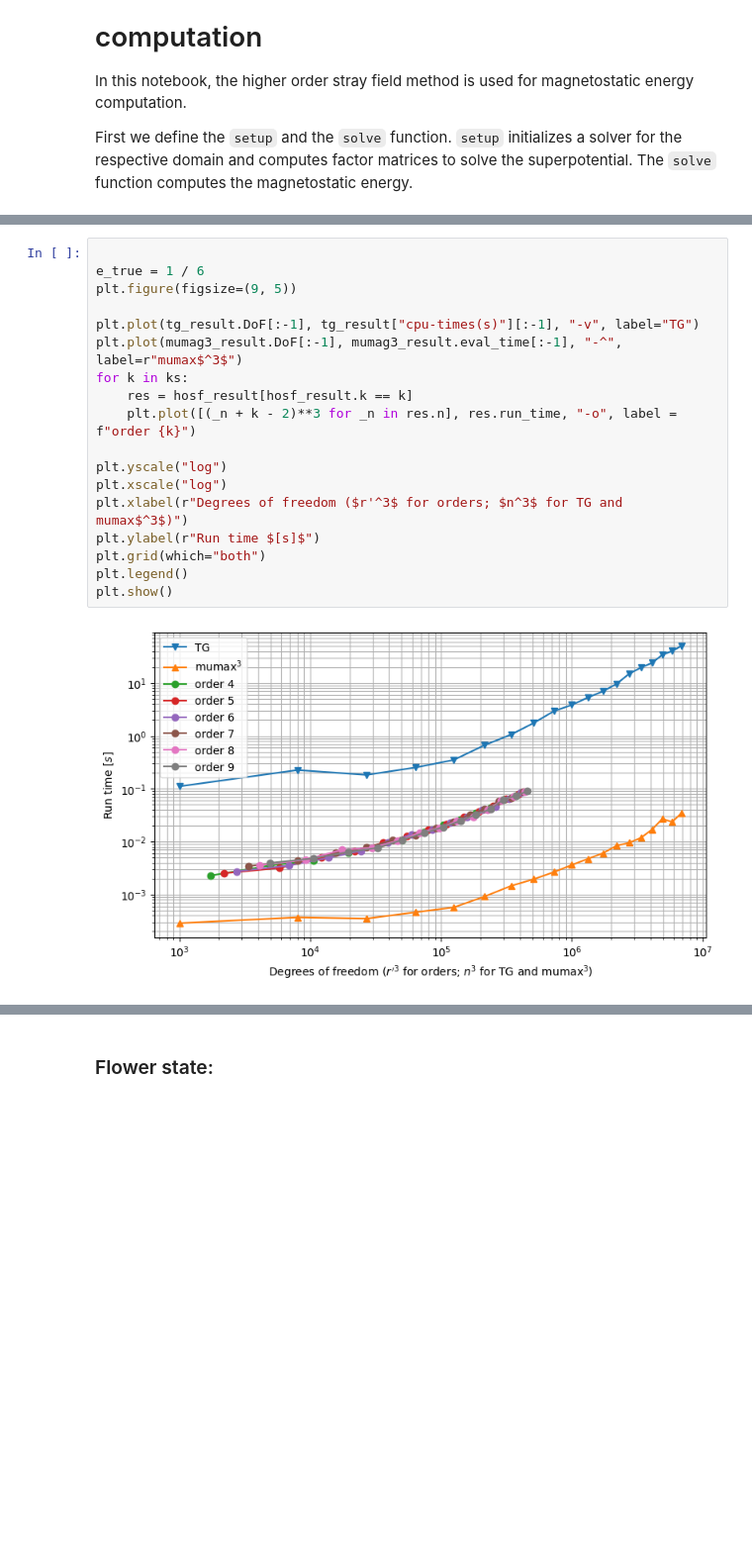
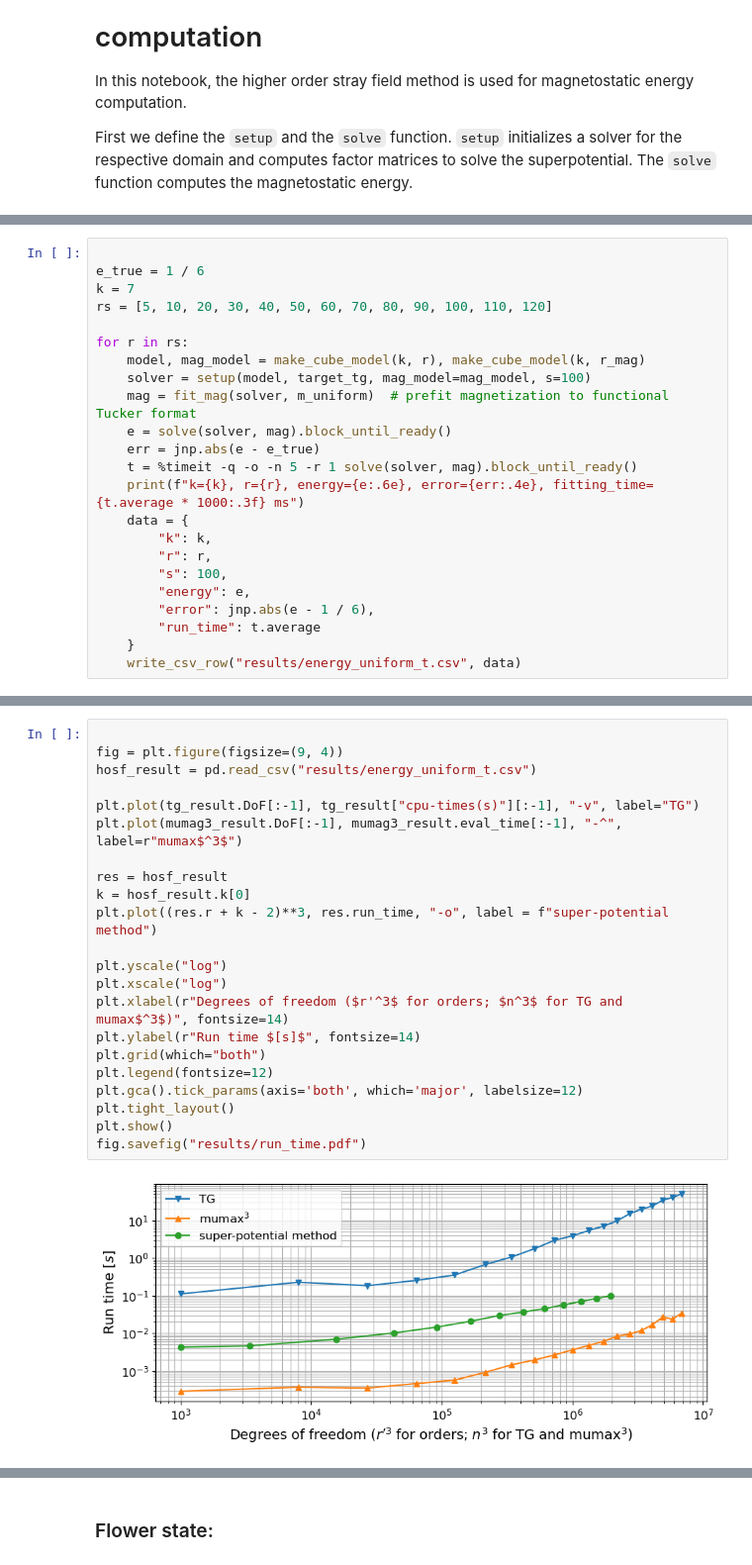
Before and after one commit to schaffer9/ho-stray-field, a Jupyter notebook: examples/energy.ipynb, the cells around one changed output, grey strips where cells are left out. Shown: that part at 99% size. Saved outputs shown, nothing was run; the diff lists cells and outputs as text; blank space fills up the shorter version.

```diff
--- a/examples/energy.ipynb
+++ b/examples/energy.ipynb
@@ -126,0 +156,23 @@ plt.show()
+# %%
+
+e_true = 1 / 6
+k = 7
+rs = [5, 10, 20, 30, 40, 50, 60, 70, 80, 90, 100, 110, 120]
+
+for r in rs:
+    model, mag_model = make_cube_model(k, r), make_cube_model(k, r_mag)
+    solver = setup(model, target_tg, mag_model=mag_model, s=100)
+    mag = fit_mag(solver, m_uniform)  # prefit magnetization to functional Tucker format
+    e = solve(solver, mag).block_until_ready()
+    err = jnp.abs(e - e_true)
+    t = %timeit -q -o -n 5 -r 1 solve(solver, mag).block_until_ready()
+    print(f"k={k}, r={r}, energy={e:.6e}, error={err:.4e}, fitting_time={t.average * 1000:.3f} ms")
+    data = {
+        "k": k,
+        "r": r,
+        "s": 100,
+        "energy": e,
+        "error": jnp.abs(e - 1 / 6),
+        "run_time": t.average
+    }
+    write_csv_row("results/energy_uniform_t.csv", data)
@@ -127,20 +193,24 @@ plt.show()
 # %%
 
-e_true = 1 / 6
-plt.figure(figsize=(9, 5))
+fig = plt.figure(figsize=(9, 4))
+hosf_result = pd.read_csv("results/energy_uniform_t.csv")
 
 plt.plot(tg_result.DoF[:-1], tg_result["cpu-times(s)"][:-1], "-v", label="TG")
 plt.plot(mumag3_result.DoF[:-1], mumag3_result.eval_time[:-1], "-^", label=r"mumax$^3$")
-for k in ks:
-    res = hosf_result[hosf_result.k == k]
-    plt.plot([(_n + k - 2)**3 for _n in res.n], res.run_time, "-o", label = f"order {k}")
+
+res = hosf_result
+k = hosf_result.k[0]
+plt.plot((res.r + k - 2)**3, res.run_time, "-o", label = f"super-potential method")
 
 plt.yscale("log")
 plt.xscale("log")
-plt.xlabel(r"Degrees of freedom ($r'^3$ for orders; $n^3$ for TG and mumax$^3$)")
-plt.ylabel(r"Run time $[s]$")
+plt.xlabel(r"Degrees of freedom ($r'^3$ for orders; $n^3$ for TG and mumax$^3$)", fontsize=14)
+plt.ylabel(r"Run time $[s]$", fontsize=14)
 plt.grid(which="both")
-plt.legend()
+plt.legend(fontsize=12)
+plt.gca().tick_params(axis='both', which='major', labelsize=12)
+plt.tight_layout()
 plt.show()
+fig.savefig("results/run_time.pdf")
 # %% [output]
-[figure, old version]
+[figure, new version]
```
Also changed, not shown: parts of 20 cells of this notebook, 37 other files.
